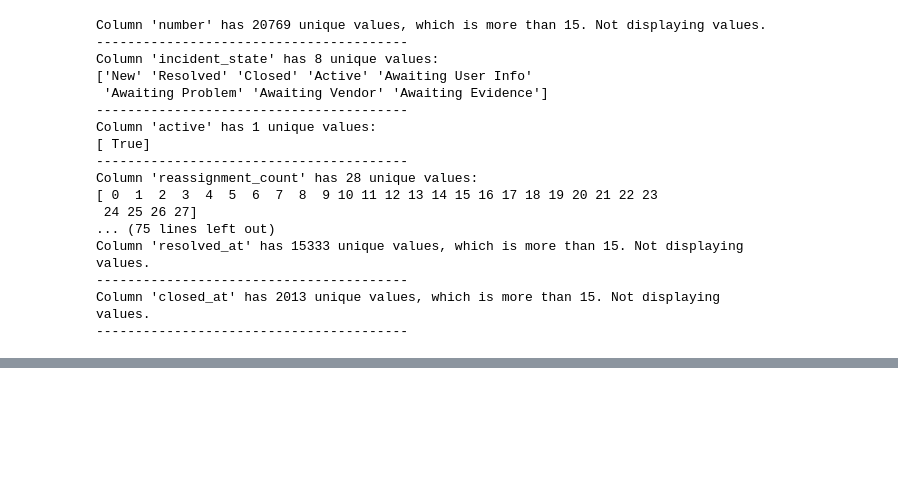
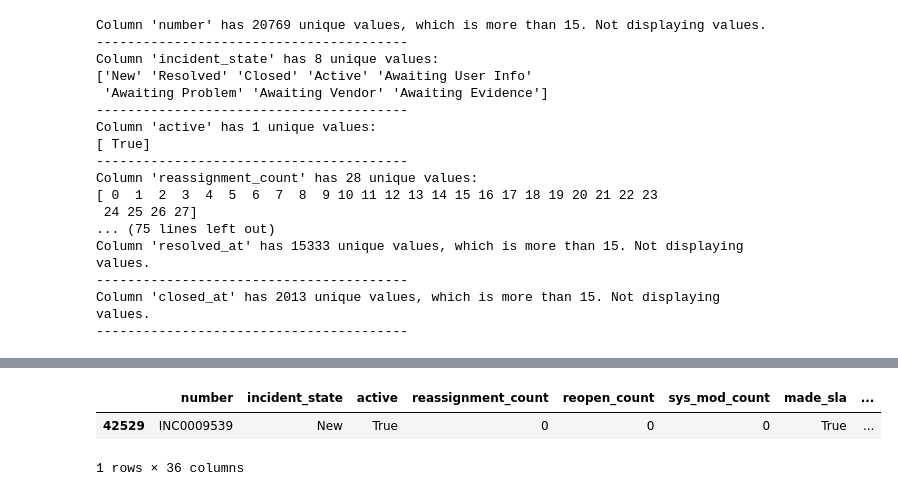
Before and after one commit to saayo7/ETR_Projeckt, a Jupyter notebook: ETR.ipynb, the cells around one changed output, grey strips where cells are left out. Saved outputs shown, nothing was run; the diff lists cells and outputs as text; code cells hidden in the pictures; blank space fills up the shorter version.

```diff
--- a/ETR.ipynb
+++ b/ETR.ipynb
@@ -312,0 +338,7 @@ plt.show()
+# %%
+df.columns
+df.sample(1)
+# %% [output]
+|  | number | incident_state | active | reassignment_count | reopen_count | sys_mod_count | made_sla | ... |
+| 42529 | INC0009539 | New | True | 0 | 0 | 0 | True | ... |
+1 rows × 36 columns
```
Also changed, not shown: parts of 10 cells of this notebook, 1 other file.
